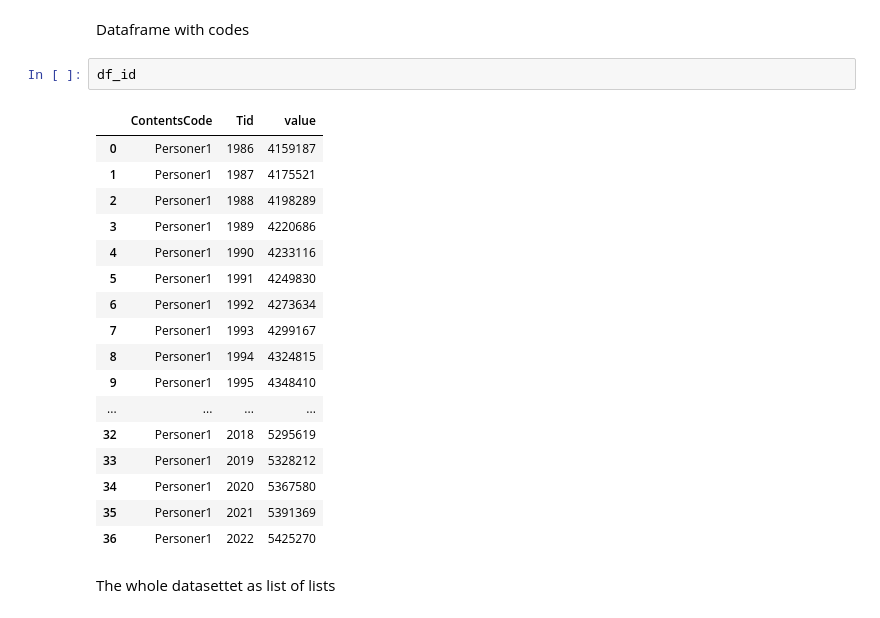
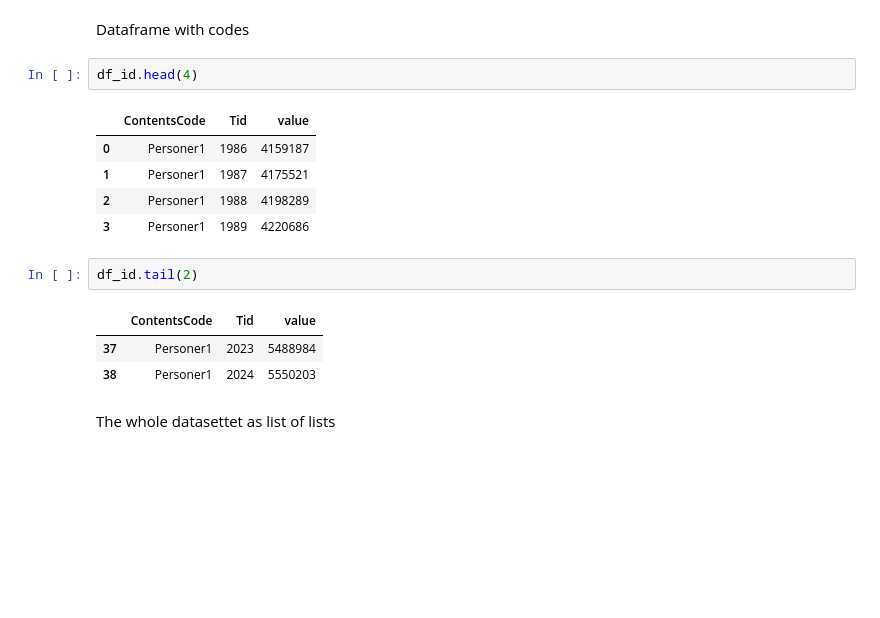
Before and after one commit to janbrus/ssb-api-python-examples, a Jupyter notebook: jsonstatToPandas_function-en.ipynb, the cells around one changed output. Cells and saved outputs as stored; diff of their text form; blank space fills up the shorter version.

```diff
--- a/jsonstatToPandas_function-en.ipynb
+++ b/jsonstatToPandas_function-en.ipynb
@@ -74,25 +66,19 @@ df
 # %% [markdown]
 Dataframe with codes
 # %%
-df_id
+df_id.head(4)
 # %% [output]
 |  | ContentsCode | Tid | value |
 | 0 | Personer1 | 1986 | 4159187 |
 | 1 | Personer1 | 1987 | 4175521 |
 | 2 | Personer1 | 1988 | 4198289 |
 | 3 | Personer1 | 1989 | 4220686 |
-| 4 | Personer1 | 1990 | 4233116 |
-| 5 | Personer1 | 1991 | 4249830 |
-| 6 | Personer1 | 1992 | 4273634 |
-| 7 | Personer1 | 1993 | 4299167 |
-| 8 | Personer1 | 1994 | 4324815 |
-| 9 | Personer1 | 1995 | 4348410 |
-| ... | ... | ... | ... |
-| 32 | Personer1 | 2018 | 5295619 |
-| 33 | Personer1 | 2019 | 5328212 |
-| 34 | Personer1 | 2020 | 5367580 |
-| 35 | Personer1 | 2021 | 5391369 |
-| 36 | Personer1 | 2022 | 5425270 |
+# %%
+df_id.tail(2)
+# %% [output]
+|  | ContentsCode | Tid | value |
+| 37 | Personer1 | 2023 | 5488984 |
+| 38 | Personer1 | 2024 | 5550203 |
 # %% [markdown]
 The whole datasettet as list of lists
 # %%
```
Also changed, not shown: parts of 18 cells of this notebook, 1 other file.
